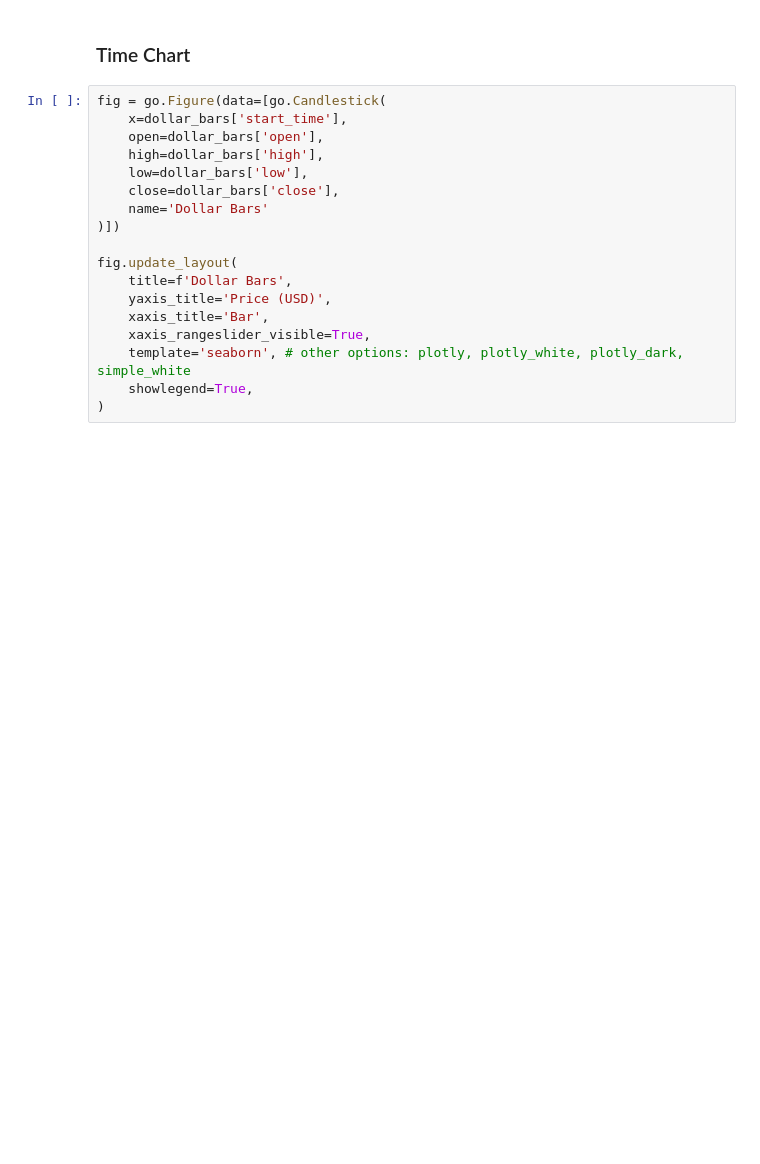
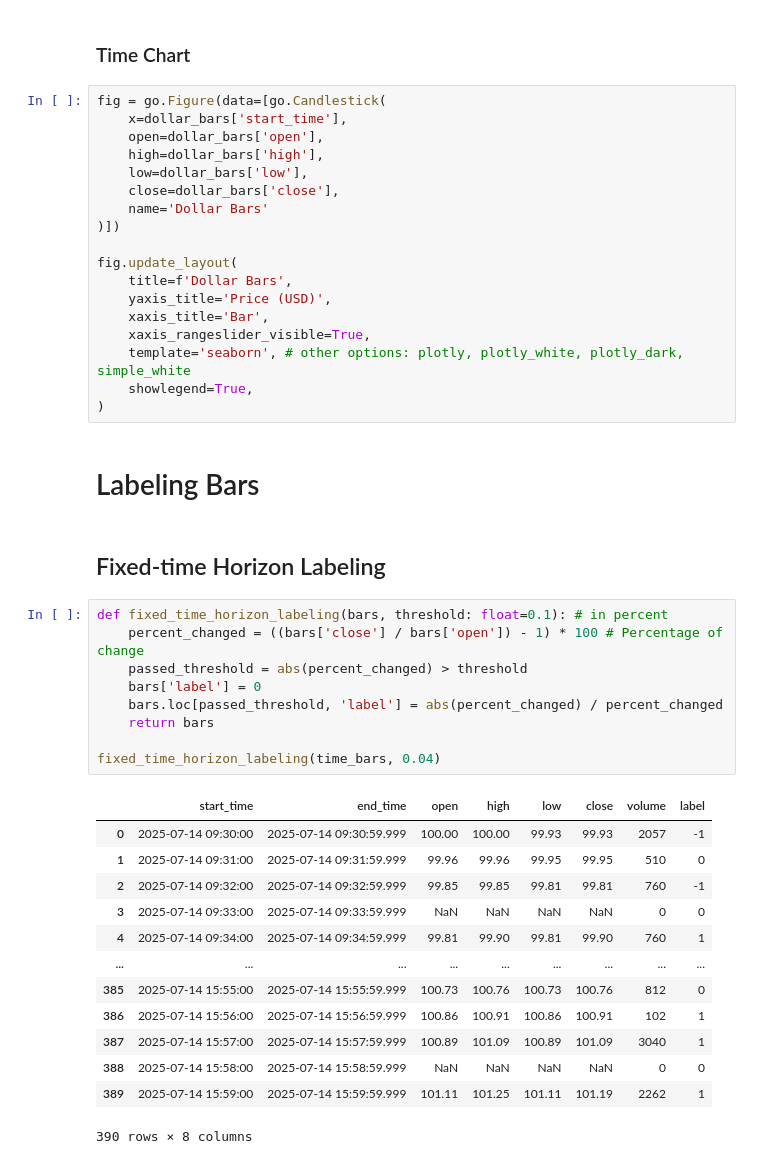
Before and after one commit to AminFiroozi/fml-lab, a Jupyter notebook: main.ipynb, the cells around one changed output. Cells and saved outputs as stored; diff of their text form; blank space fills up the shorter version.

Commit message:
feat: add fixed time horizon labeling

```diff
--- a/main.ipynb
+++ b/main.ipynb
@@ -469,3 +469,30 @@ fig.update_layout(
     template='seaborn', # other options: plotly, plotly_white, plotly_dark, simple_white
     showlegend=True,
 )
+# %% [markdown]
+# Labeling Bars
+# %% [markdown]
+## Fixed-time Horizon Labeling
+# %%
+def fixed_time_horizon_labeling(bars, threshold: float=0.1): # in percent
+    percent_changed = ((bars['close'] / bars['open']) - 1) * 100 # Percentage of change
+    passed_threshold = abs(percent_changed) > threshold
+    bars['label'] = 0
+    bars.loc[passed_threshold, 'label'] = abs(percent_changed) / percent_changed
+    return bars
+
+fixed_time_horizon_labeling(time_bars, 0.04)
+# %% [output]
+|  | start_time | end_time | open | high | low | close | volume | label |
+| 0 | 2025-07-14 09:30:00 | 2025-07-14 09:30:59.999 | 100.00 | 100.00 | 99.93 | 99.93 | 2057 | -1 |
+| 1 | 2025-07-14 09:31:00 | 2025-07-14 09:31:59.999 | 99.96 | 99.96 | 99.95 | 99.95 | 510 | 0 |
+| 2 | 2025-07-14 09:32:00 | 2025-07-14 09:32:59.999 | 99.85 | 99.85 | 99.81 | 99.81 | 760 | -1 |
+| 3 | 2025-07-14 09:33:00 | 2025-07-14 09:33:59.999 | NaN | NaN | NaN | NaN | 0 | 0 |
+| 4 | 2025-07-14 09:34:00 | 2025-07-14 09:34:59.999 | 99.81 | 99.90 | 99.81 | 99.90 | 760 | 1 |
+| ... | ... | ... | ... | ... | ... | ... | ... | ... |
+| 385 | 2025-07-14 15:55:00 | 2025-07-14 15:55:59.999 | 100.73 | 100.76 | 100.73 | 100.76 | 812 | 0 |
+| 386 | 2025-07-14 15:56:00 | 2025-07-14 15:56:59.999 | 100.86 | 100.91 | 100.86 | 100.91 | 102 | 1 |
+| 387 | 2025-07-14 15:57:00 | 2025-07-14 15:57:59.999 | 100.89 | 101.09 | 100.89 | 101.09 | 3040 | 1 |
+| 388 | 2025-07-14 15:58:00 | 2025-07-14 15:58:59.999 | NaN | NaN | NaN | NaN | 0 | 0 |
+| 389 | 2025-07-14 15:59:00 | 2025-07-14 15:59:59.999 | 101.11 | 101.25 | 101.11 | 101.19 | 2262 | 1 |
+390 rows × 8 columns
```
Also changed, not shown: parts of 1 cell of this notebook.
